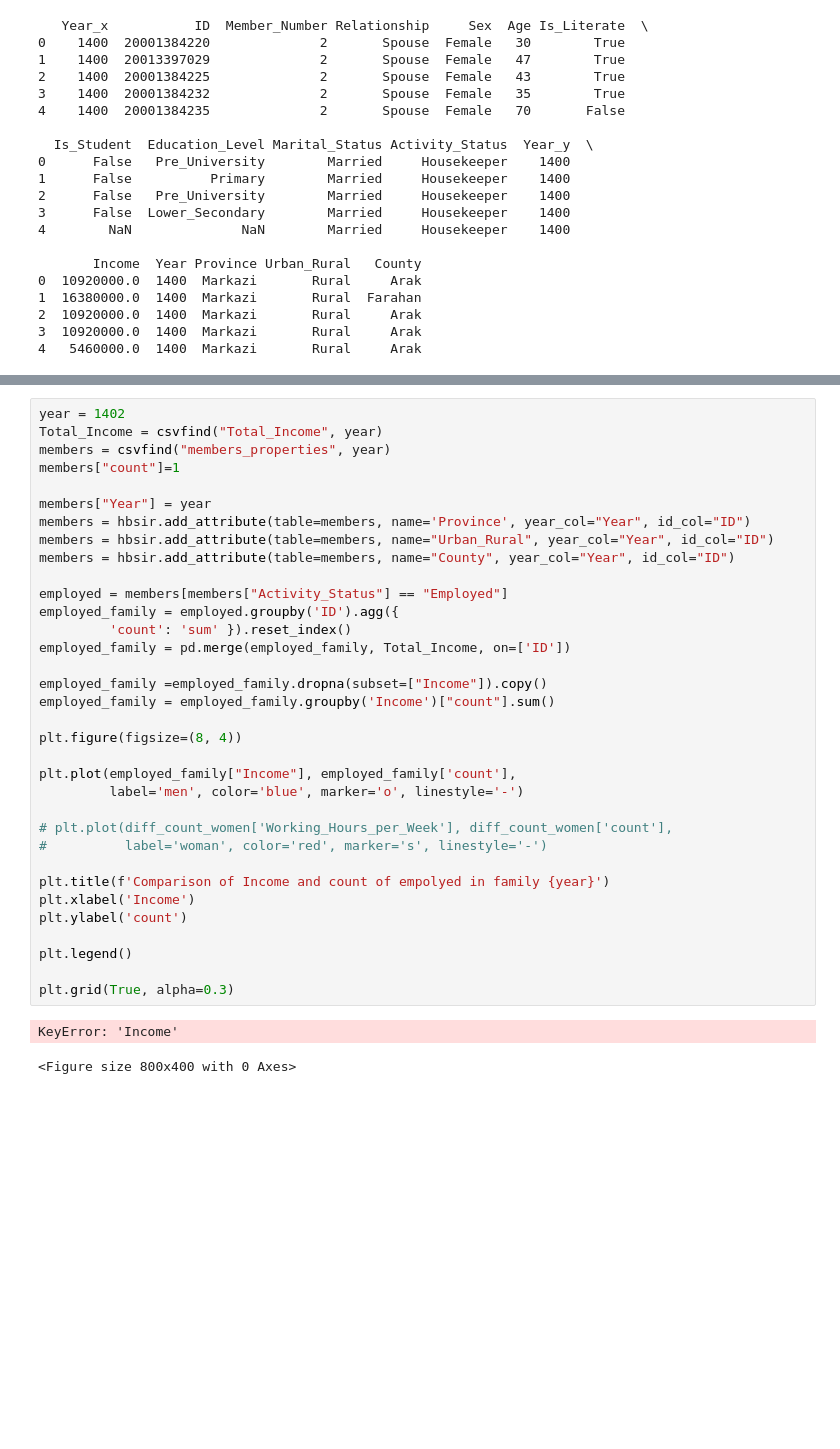
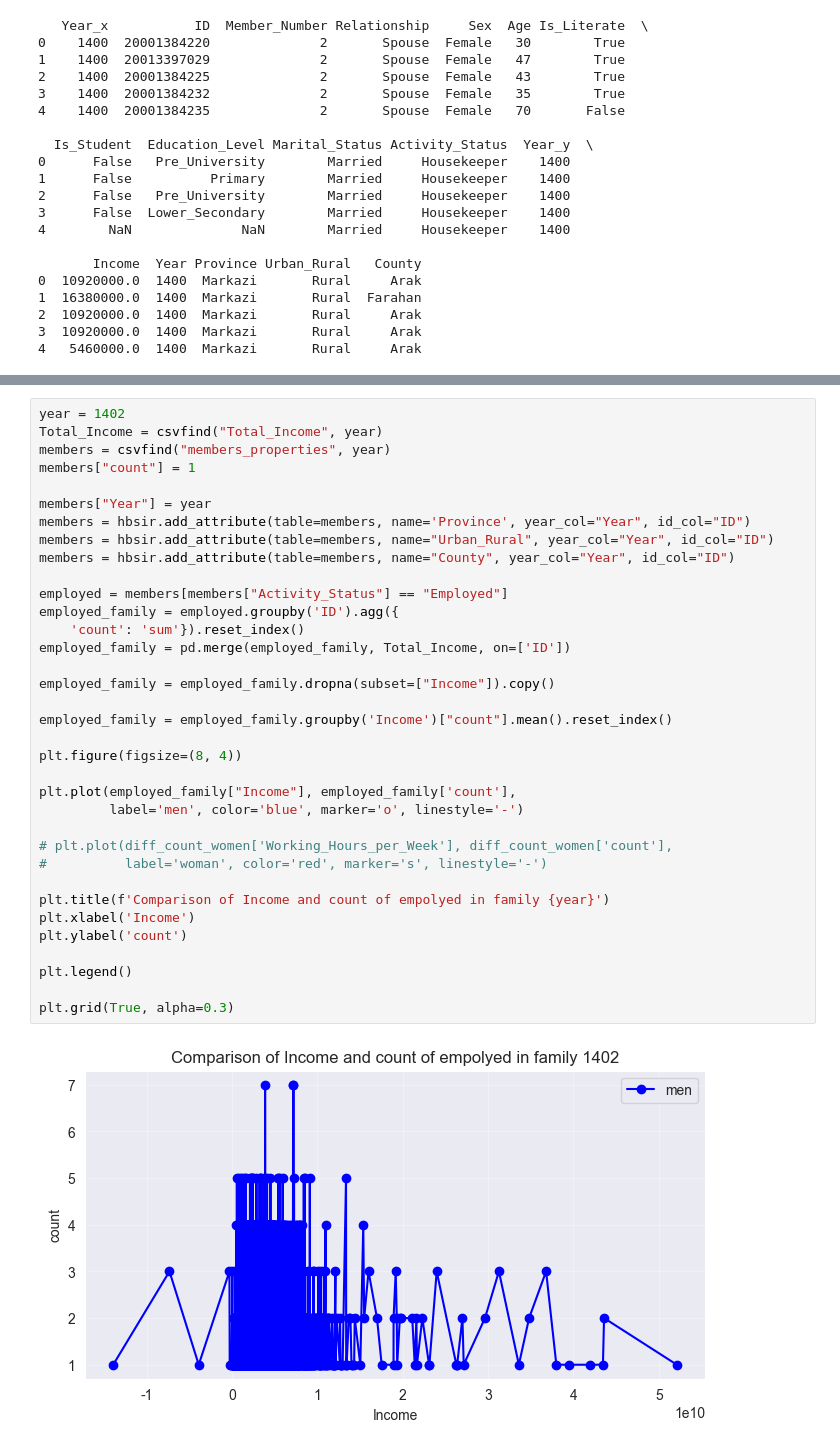
Before and after one commit to MhRezaRahmani/regres, a Jupyter notebook: reg2.ipynb, the cells around one changed output, grey strips where cells are left out. Saved outputs shown, nothing was run; the diff lists cells and outputs as text; blank space fills up the shorter version.

```diff
--- a/reg2.ipynb
+++ b/reg2.ipynb
@@ -1109,36 +1161,36 @@ for year in range(1393, 1403):
 year = 1402
 Total_Income = csvfind("Total_Income", year)
 members = csvfind("members_properties", year)
-members["count"]=1
+members["count"] = 1
 
 members["Year"] = year
 members = hbsir.add_attribute(table=members, name='Province', year_col="Year", id_col="ID")
 members = hbsir.add_attribute(table=members, name="Urban_Rural", year_col="Year", id_col="ID")
 members = hbsir.add_attribute(table=members, name="County", year_col="Year", id_col="ID")
 
 employed = members[members["Activity_Status"] == "Employed"]
 employed_family = employed.groupby('ID').agg({
-         'count': 'sum' }).reset_index()
+    'count': 'sum'}).reset_index()
 employed_family = pd.merge(employed_family, Total_Income, on=['ID'])
 
-employed_family =employed_family.dropna(subset=["Income"]).copy()
-employed_family = employed_family.groupby('Income')["count"].sum()
+employed_family = employed_family.dropna(subset=["Income"]).copy()
+
+employed_family = employed_family.groupby('Income')["count"].mean().reset_index()
 
 plt.figure(figsize=(8, 4))
 
 plt.plot(employed_family["Income"], employed_family['count'],
          label='men', color='blue', marker='o', linestyle='-')
 
 # plt.plot(diff_count_women['Working_Hours_per_Week'], diff_count_women['count'],
 #          label='woman', color='red', marker='s', linestyle='-')
 
 plt.title(f'Comparison of Income and count of empolyed in family {year}')
 plt.xlabel('Income')
 plt.ylabel('count')
 
 plt.legend()
 
 plt.grid(True, alpha=0.3)
 # %% [output]
-KeyError: 'Income'
-<Figure size 800x400 with 0 Axes>
+[figure, added]
```
Also changed, not shown: parts of 20 cells of this notebook.
